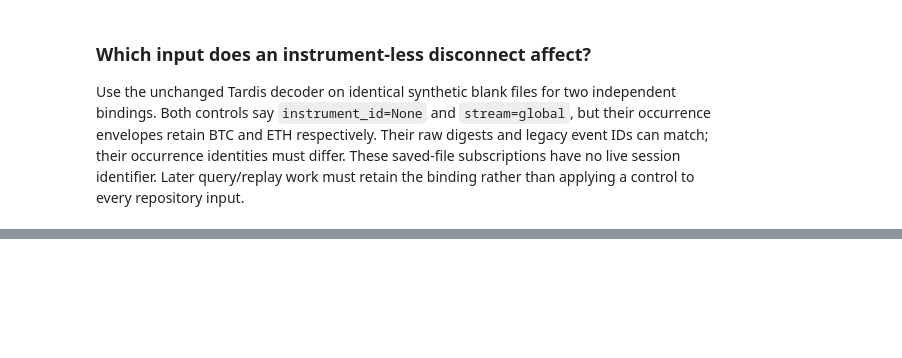
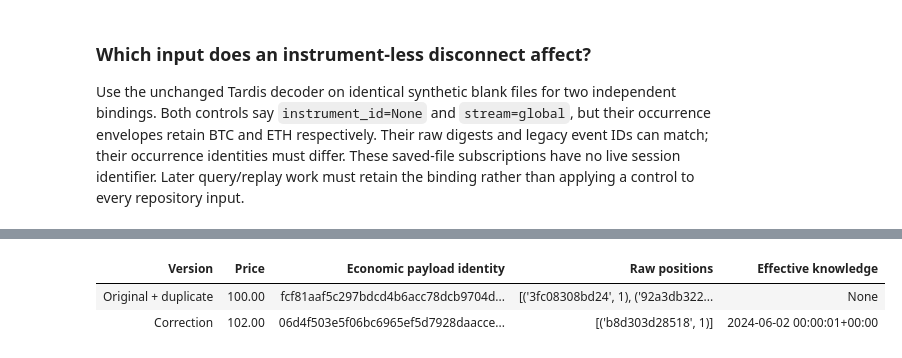
Before and after one commit to lixuanguang/alpha-research-lab-private, a Jupyter notebook: examples/research-foundations.ipynb, the cells around one changed output, grey strips where cells are left out. Cells and saved outputs as stored; diff of their text form; code cells hidden in the pictures; blank space fills up the shorter version.

Commit message:
Record MR 10 installed acceptance and notebook evidence

```diff
--- a/examples/research-foundations.ipynb
+++ b/examples/research-foundations.ipynb
@@ -788,0 +801,81 @@ and how correction evidence preserves earlier versions. That work is not started
+# %%
+# project library imports
+from alpha_research.data.revisions import Correction, RevisionConflictError, TradeRevision
+from alpha_research.pipelines.dataset import admit_saved_trades
+
+mr10_failures = []
+with TemporaryDirectory(prefix="mr10-revisions-") as temporary:
+    local = Path(temporary)
+    store = RawStore(local)
+    states = []
+    for content in (
+        mr09_first,
+        mr09_second + mr09_first,
+        mr09_second + mr09_first.replace(b"100.00", b"102.00"),
+    ):
+        path = local / "source.zip"
+        member = ZipInfo("BTCUSDT-trades-2024-06-01.csv")
+        member.compress_type = ZIP_DEFLATED
+        with ZipFile(path, "w") as archive:
+            archive.writestr(member, content)
+        origin = RawObject.from_file(
+            path,
+            request=original_request,
+            retrieval_reference="synthetic:nb10",
+            ts_received=datetime(2026, 9, 16, tzinfo=UTC),
+            ts_ingested=datetime(2026, 9, 16, tzinfo=UTC),
+        )
+        store.publish(path, descriptor=origin, request=original_request)
+        states.append(AcquisitionManifest(run=original_run, completed=(origin,)))
+    duplicates = admit_saved_trades(
+        tuple(states[:2]), store, max_bytes=4096, policy="reject", corrections=()
+    )
+    archive_original = next(head for head in duplicates if head.key[-1] == 12)
+    assert len(duplicates) == 2 and len(archive_original.occurrences) == 2
+    assert {item.position for item in archive_original.occurrences} == {0, 1}
+    assert archive_original.ts_knowledge is None
+    revised = tuple(iter_occurrences(states[-1], store, max_bytes=4096))[1]
+    archive_evidence = Correction(
+        supersedes=archive_original.identity,
+        replacement=TradeRevision(occurrences=(revised,)).identity,
+        ts_published=datetime(2024, 6, 2, tzinfo=UTC),
+        ts_available=datetime(2024, 6, 2, 0, 0, 1, tzinfo=UTC),
+        evidence_reference="synthetic:nb10-authored-correction",
+    )
+    try:
+        admit_saved_trades(tuple(states), store, max_bytes=4096, policy="evidenced", corrections=())
+    except RevisionConflictError as error:
+        mr10_failures.append(("Conflict without evidence", str(error)))
+        assert len(error.revisions) == 3
+    else:
+        raise AssertionError("unevidenced conflict admitted")
+    admitted = admit_saved_trades(
+        tuple(states), store, max_bytes=4096, policy="evidenced", corrections=(archive_evidence,)
+    )
+    archive_corrected = next(head for head in admitted if head.key[-1] == 12)
+    assert archive_corrected.previous == archive_original
+    assert archive_corrected.ts_knowledge == archive_evidence.ts_available
+    assert (
+        codec.decode_json(codec.encode_json(archive_corrected), TradeRevision) == archive_corrected
+    )
+
+NotebookDisplay.show_table(
+    ("Version", "Price", "Economic payload identity", "Raw positions", "Effective knowledge"),
+    [
+        (
+            label,
+            version.occurrences[0].event.price,
+            version.identity,
+            [(item.origin.sha256[:12], item.position) for item in version.occurrences],
+            version.ts_knowledge,
+        )
+        for label, version in (
+            ("Original + duplicate", archive_original),
+            ("Correction", archive_corrected),
+        )
+    ],
+)
+# %% [output]
+| Version | Price | Economic payload identity | Raw positions | Effective knowledge |
+| Original + duplicate | 100.00 | fcf81aaf5c297bdcd4b6acc78dcb9704d... | [('3fc08308bd24', 1), ('92a3db322... | None |
+| Correction | 102.00 | 06d4f503e5f06bc6965ef5d7928daacce... | [('b8d303d28518', 1)] | 2024-06-02 00:00:01+00:00 |
```
Also changed, not shown: parts of 12 cells of this notebook, 5 other files.
